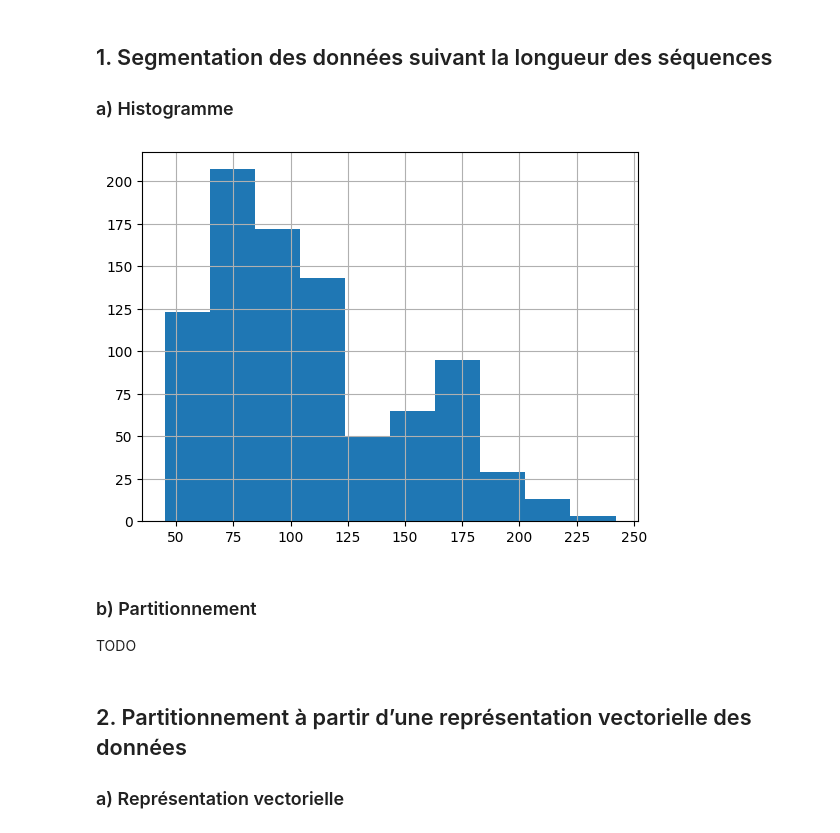
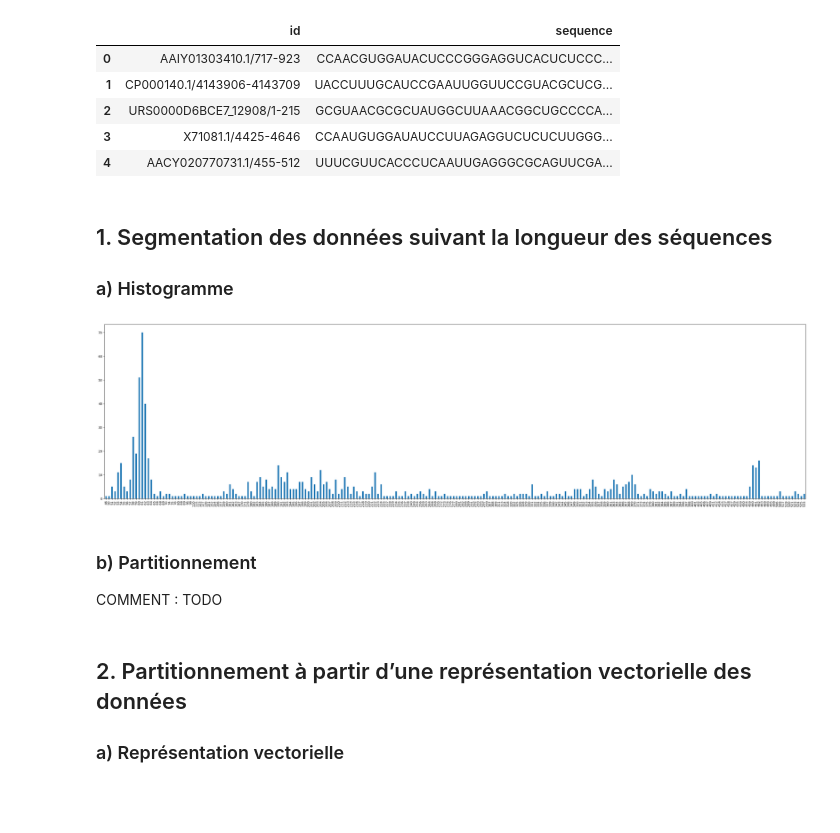
Before and after one commit to T-amairi/IFT870, a Jupyter notebook: TP4/tp4.ipynb, the cells around one changed output. Drawn from its saved outputs; the diff is of its cells as text; code cells hidden in the pictures; blank space fills up the shorter version.

```diff
--- a/TP4/tp4.ipynb
+++ b/TP4/tp4.ipynb
@@ -32,13 +32,28 @@ df.head()
+# %%
+# read CSV
+df = pd.read_csv('TP4_data.csv')
+
+# print the df
+df.head()
+# %% [output]
+|  | id | sequence |
+| 0 | AAIY01303410.1/717-923 | CCAACGUGGAUACUCCCGGGAGGUCACUCUCCC... |
+| 1 | CP000140.1/4143906-4143709 | UACCUUUGCAUCCGAAUUGGUUCCGUACGCUCG... |
+| 2 | URS0000D6BCE7_12908/1-215 | GCGUAACGCGCUAUGGCUUAAACGGCUGCCCCA... |
+| 3 | X71081.1/4425-4646 | CCAAUGUGGAUAUCCUUAGAGGUCUCUCUUGGG... |
+| 4 | AACY020770731.1/455-512 | UUUCGUUCACCCUCAAUUGAGGGCGCAGUUCGA... |
 # %% [markdown]
 ## 1. Segmentation des données suivant la longueur des séquences
 ### a) Histogramme
 # %%
 # plot histogram
-df['sequence'].str.len().hist();
+freq = df['sequence'].str.len().value_counts()
+freq = freq.loc[np.sort(freq.index)]
+freq.plot(kind='bar', figsize=(40,10));
 # %% [output]
-[figure, old version]
+[figure, new version]
 # %% [markdown]
 ### b) Partitionnement
-TODO
+COMMENT : TODO
 # %%
 # first group
```
Also changed, not shown: parts of 31 cells of this notebook, 2 other files.
